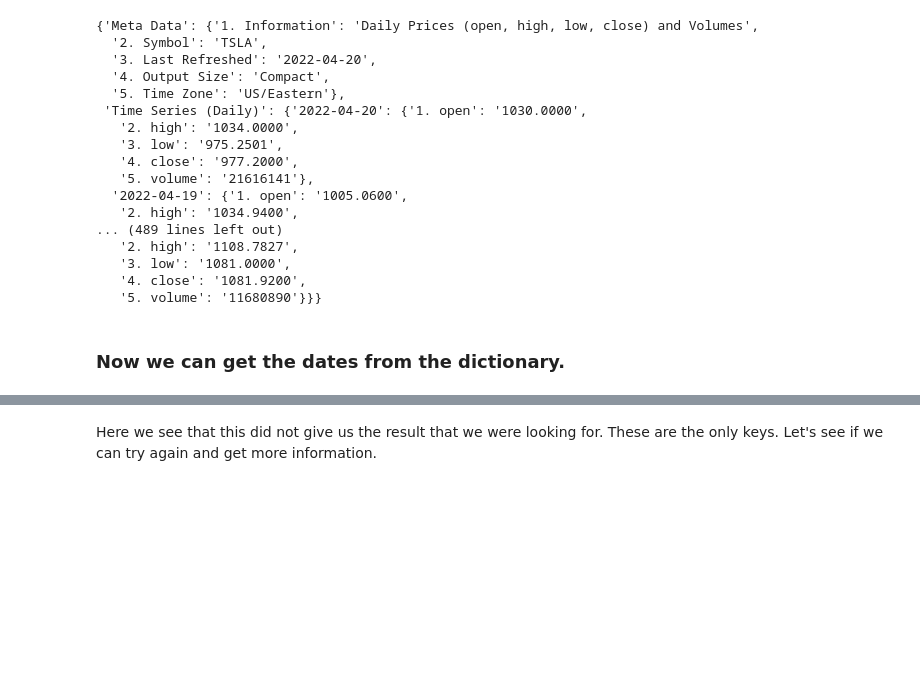
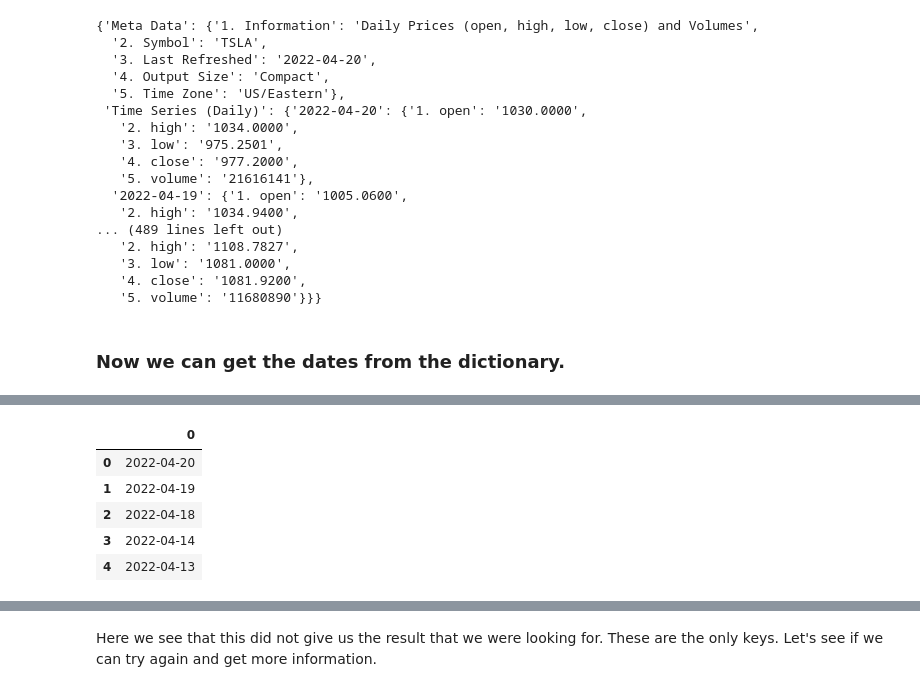
Before and after one commit to jaykayso/portfolio_risk_dashboard, a Jupyter notebook: data_import.ipynb, the cells around one changed output, grey strips where cells are left out. Cells and saved outputs as stored; diff of their text form; code cells hidden in the pictures; blank space fills up the shorter version.

```diff
--- a/data_import.ipynb
+++ b/data_import.ipynb
@@ -146,0 +142,2 @@ print(dates)
+# %%
+dates = data.keys()
@@ -146,0 +255,10 @@ print(dates)
+# %%
+dates_df = pd.DataFrame(dates)
+dates_df.head()
+# %% [output]
+|  | 0 |
+| 0 | 2022-04-20 |
+| 1 | 2022-04-19 |
+| 2 | 2022-04-18 |
+| 3 | 2022-04-14 |
+| 4 | 2022-04-13 |
```
Also changed, not shown: parts of 19 cells of this notebook.
